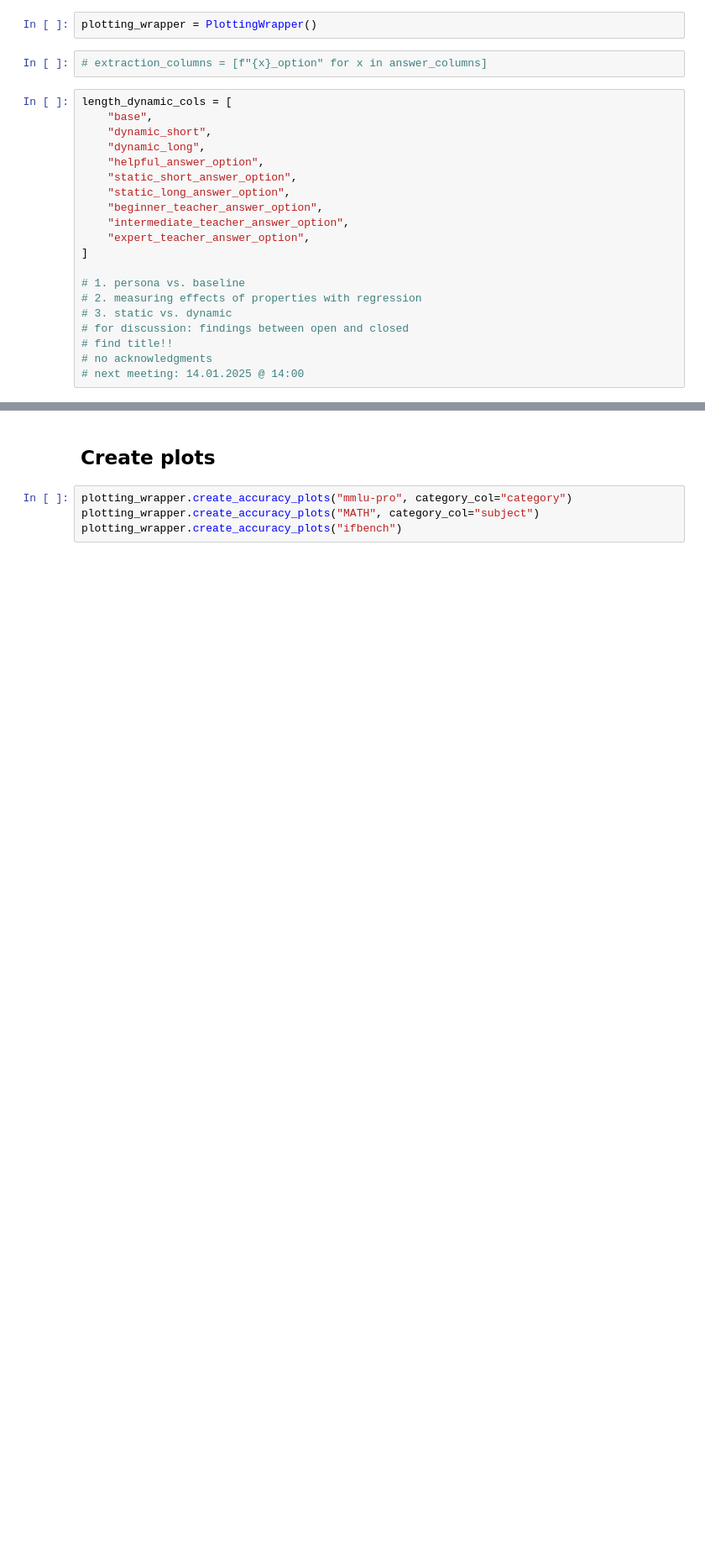
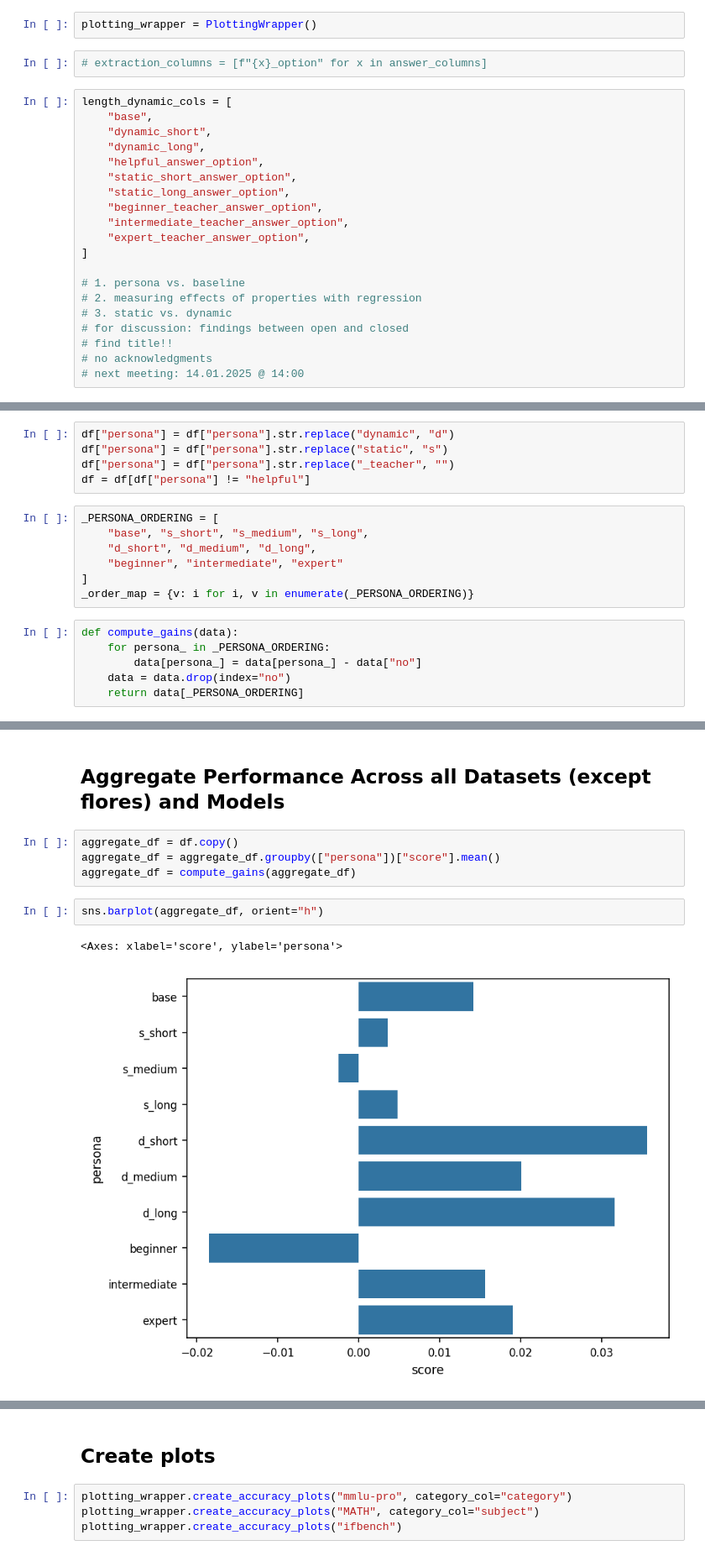
Before and after one commit to nicomu99/master-thesis, a Jupyter notebook: dataset_overview.ipynb, the cells around one changed output, grey strips where cells are left out. Shown at 84% size. Drawn from its saved outputs; the diff is of its cells as text; blank space fills up the shorter version.

Commit message:
Run tests and create plots

```diff
--- a/dataset_overview.ipynb
+++ b/dataset_overview.ipynb
@@ -39,0 +78,18 @@ length_dynamic_cols = [
+# %%
+df["persona"] = df["persona"].str.replace("dynamic", "d")
+df["persona"] = df["persona"].str.replace("static", "s")
+df["persona"] = df["persona"].str.replace("_teacher", "")
+df = df[df["persona"] != "helpful"]
+# %%
+_PERSONA_ORDERING = [
+    "base", "s_short", "s_medium", "s_long",
+    "d_short", "d_medium", "d_long",
+    "beginner", "intermediate", "expert"
+]
+_order_map = {v: i for i, v in enumerate(_PERSONA_ORDERING)}
+# %%
+def compute_gains(data):
+    for persona_ in _PERSONA_ORDERING:
+        data[persona_] = data[persona_] - data["no"]
+    data = data.drop(index="no")
+    return data[_PERSONA_ORDERING]
@@ -39,0 +115,11 @@ length_dynamic_cols = [
+# %% [markdown]
+## Aggregate Performance Across all Datasets (except flores) and Models
+# %%
+aggregate_df = df.copy()
+aggregate_df = aggregate_df.groupby(["persona"])["score"].mean()
+aggregate_df = compute_gains(aggregate_df)
+# %%
+sns.barplot(aggregate_df, orient="h")
+# %% [output]
+<Axes: xlabel='score', ylabel='persona'>
+[figure, added]
```
Also changed, not shown: parts of 117 cells of this notebook.
